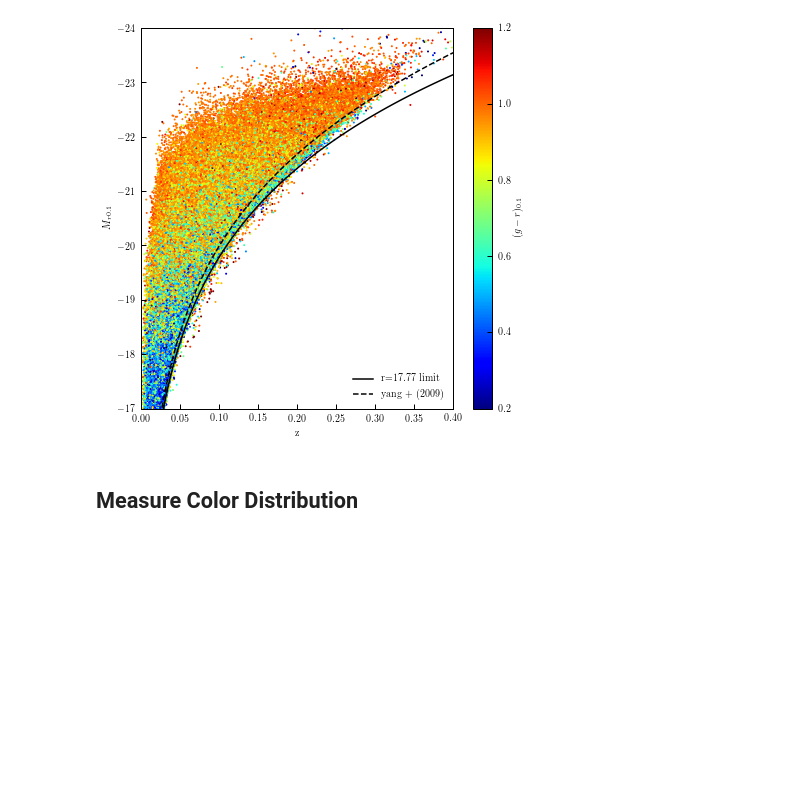
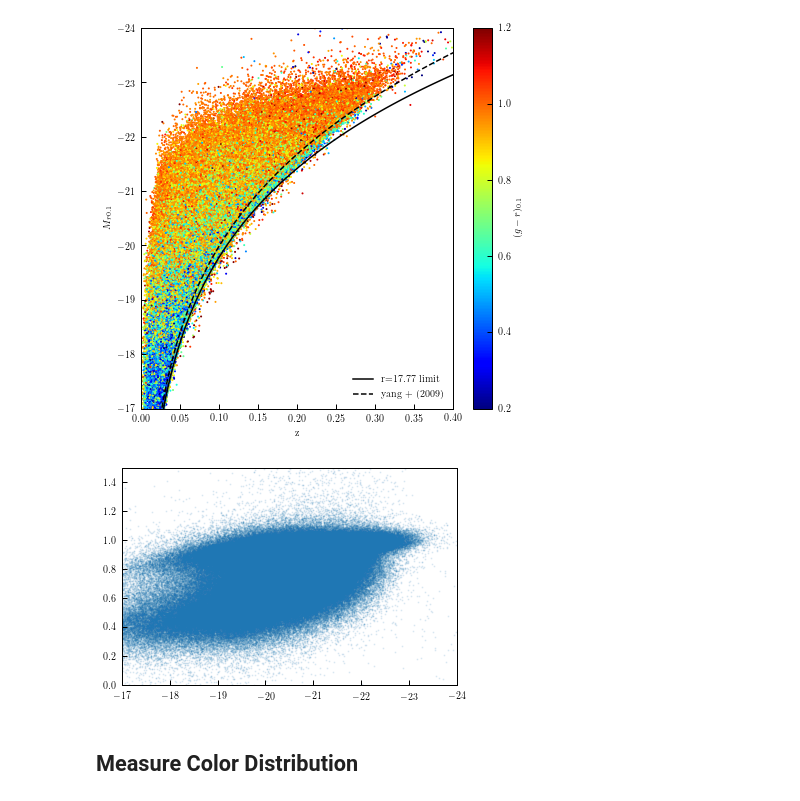
Before and after one commit to duncandc/galaxy_shapes, a Jupyter notebook: sdss_measurements/notebooks/galaxy_color.ipynb, the cells around one changed output. Cells and saved outputs as stored; diff of their text form; code cells hidden in the pictures; blank space fills up the shorter version.

```diff
--- a/sdss_measurements/notebooks/galaxy_color.ipynb
+++ b/sdss_measurements/notebooks/galaxy_color.ipynb
@@ -55,5 +55,12 @@ comp_mask = (t['Z'] <= zz)
 t=t[comp_mask]
 color = color[comp_mask]
+# %%
+plt.scatter(t['ABSMAG_r0.1'], color, s=1, alpha=0.1)
+plt.ylim([0,1.5])
+plt.xlim([-17,-24])
+plt.show()
+# %% [output]
+[figure, added]
 # %% [markdown]
 ## Measure Color Distribution
 # %%
```
Also changed, not shown: parts of 16 cells of this notebook, 1 other file.
